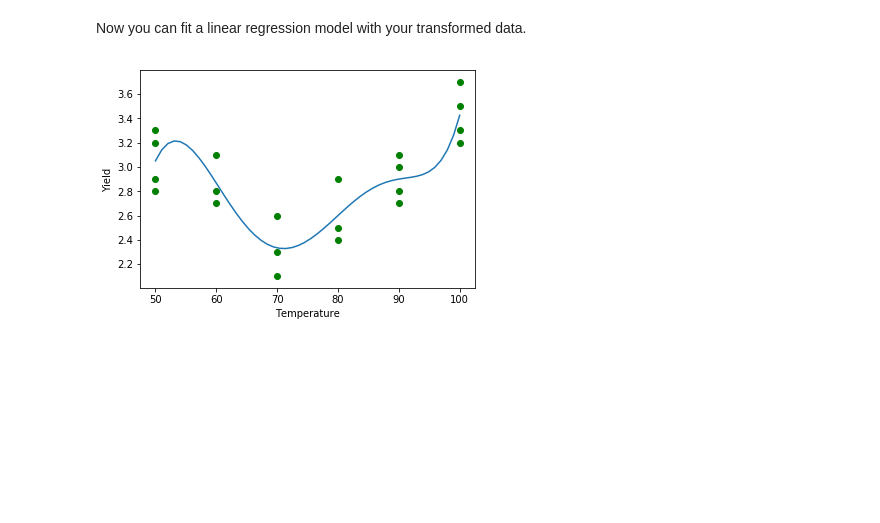
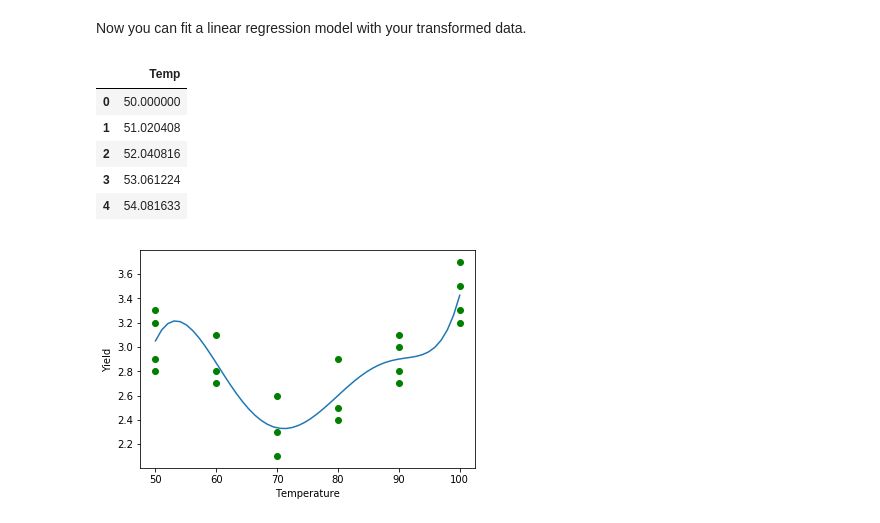
Before and after one commit to mzhou356/dsc-polynomial-regression-dc-ds-060319, a Jupyter notebook: index.ipynb, the cells around one changed output. Saved outputs shown, nothing was run; the diff lists cells and outputs as text; code cells hidden in the pictures; blank space fills up the shorter version.

```diff
--- a/index.ipynb
+++ b/index.ipynb
@@ -133,6 +133,15 @@ X_linspace = pd.DataFrame(np.linspace(50,100,50), columns = ["Temp"])
 X_linspace_fin = poly.fit_transform(X_linspace)
 
 y_poly_pred = reg_poly.predict(X_linspace_fin)
+# %%
+X_linspace.head
+# %% [output]
+|  | Temp |
+| 0 | 50.000000 |
+| 1 | 51.020408 |
+| 2 | 52.040816 |
+| 3 | 53.061224 |
+| 4 | 54.081633 |
 # %%
 plt.scatter(X["Temp"],y, color = "green")
 plt.plot(X_linspace,y_poly_pred)
```
